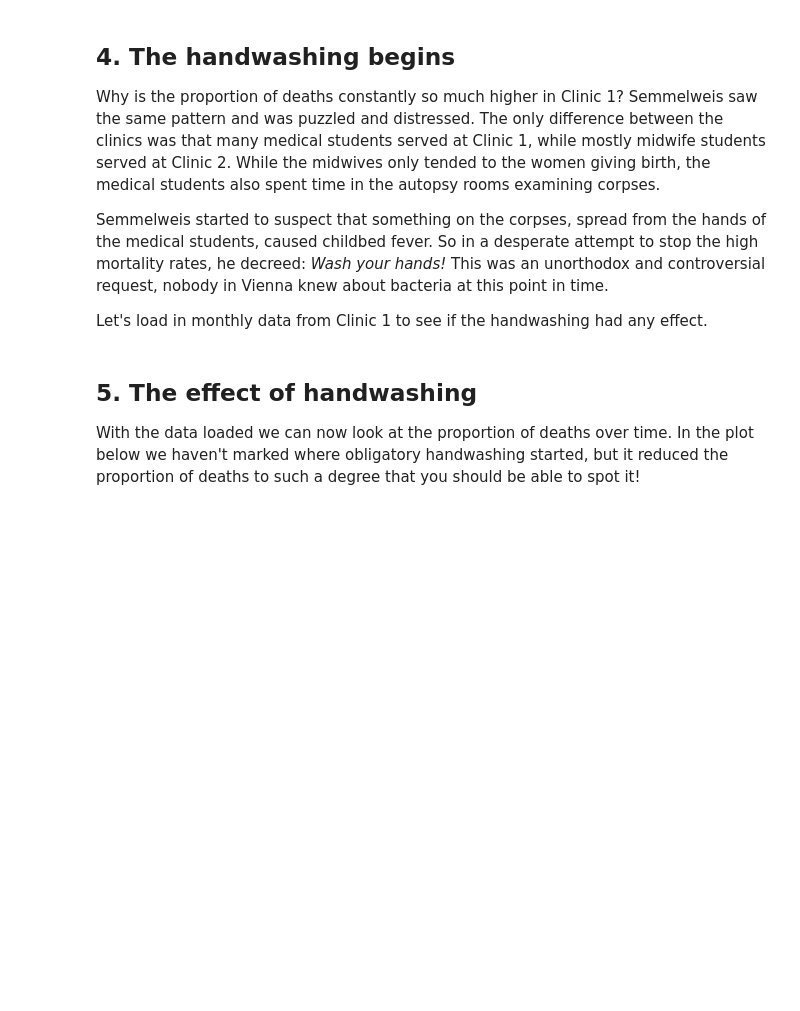
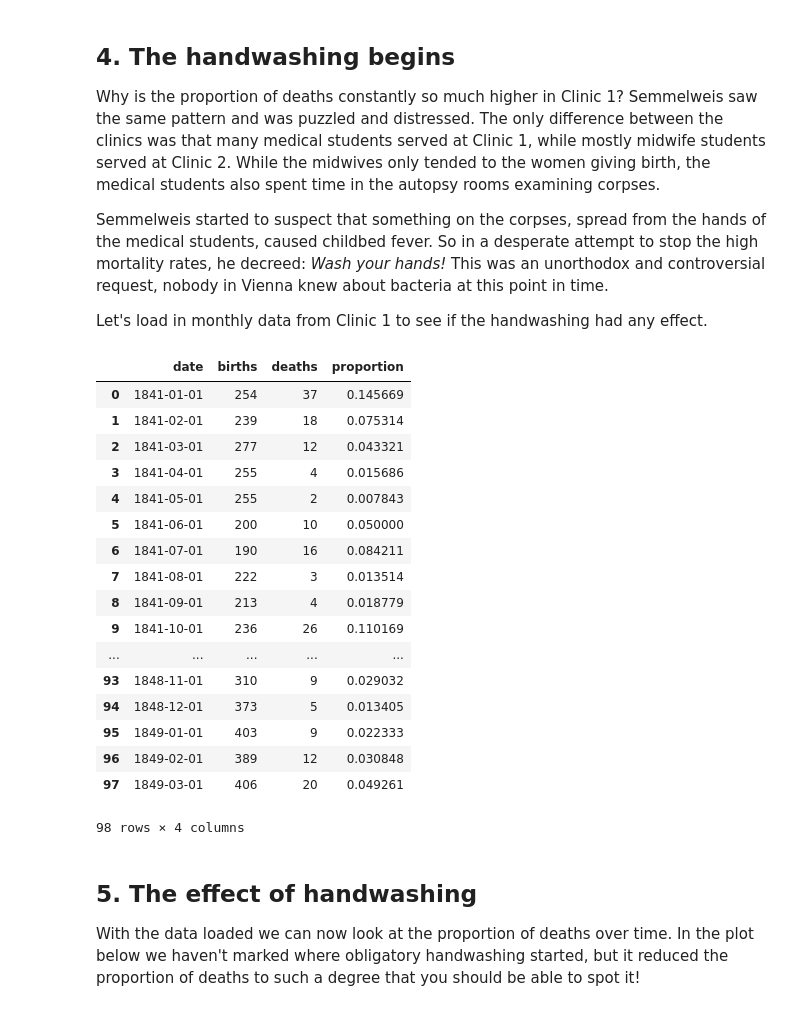
Before and after one commit to peterfnc/storytelling_challenge, a Jupyter notebook: Dr. Semmelweis and the Discovery of Handwashing/notebook.ipynb, the cells around one changed output. Saved outputs shown, nothing was run; the diff lists cells and outputs as text; code cells hidden in the pictures; blank space fills up the shorter version.

```diff
--- a/Dr. Semmelweis and the Discovery of Handwashing/notebook.ipynb
+++ b/Dr. Semmelweis and the Discovery of Handwashing/notebook.ipynb
@@ -44,11 +94,36 @@ import pandas as pd
 # %%
 # Read datasets/monthly_deaths.csv into monthly
 
+monthly = pd.read_csv('datasets/monthly_deaths.csv')
+monthly
 # Calculate proportion of deaths per no. births
 # ... YOUR CODE FOR TASK 4 ...
 
+monthly['proportion'] = monthly['deaths']/monthly['births']
+monthly
+
+
 # Print out the first rows in monthly
 # ... YOUR CODE FOR TASK 4 ...
+# %% [output]
+|  | date | births | deaths | proportion |
+| 0 | 1841-01-01 | 254 | 37 | 0.145669 |
+| 1 | 1841-02-01 | 239 | 18 | 0.075314 |
+| 2 | 1841-03-01 | 277 | 12 | 0.043321 |
+| 3 | 1841-04-01 | 255 | 4 | 0.015686 |
+| 4 | 1841-05-01 | 255 | 2 | 0.007843 |
+| 5 | 1841-06-01 | 200 | 10 | 0.050000 |
+| 6 | 1841-07-01 | 190 | 16 | 0.084211 |
+| 7 | 1841-08-01 | 222 | 3 | 0.013514 |
+| 8 | 1841-09-01 | 213 | 4 | 0.018779 |
+| 9 | 1841-10-01 | 236 | 26 | 0.110169 |
+| ... | ... | ... | ... | ... |
+| 93 | 1848-11-01 | 310 | 9 | 0.029032 |
+| 94 | 1848-12-01 | 373 | 5 | 0.013405 |
+| 95 | 1849-01-01 | 403 | 9 | 0.022333 |
+| 96 | 1849-02-01 | 389 | 12 | 0.030848 |
+| 97 | 1849-03-01 | 406 | 20 | 0.049261 |
+98 rows × 4 columns
 # %% [markdown]
 ## 5. The effect of handwashing
 <p>With the data loaded we can now look at the proportion of deaths over time. In the plot below we haven't marked where obligatory handwashing started, but it reduced the proportion of deaths to such a degree that you should be able to spot it!</p>
```
Also changed, not shown: parts of 10 cells of this notebook, 2 other files.
